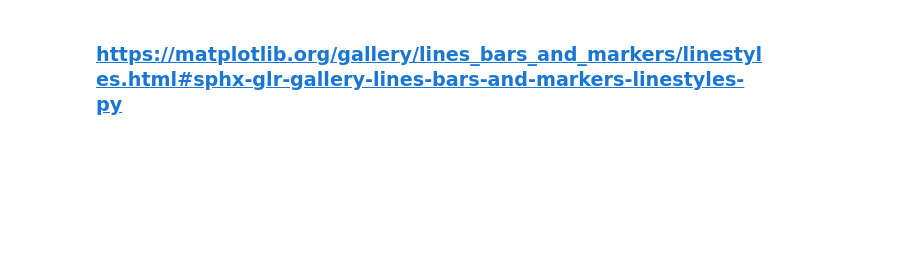
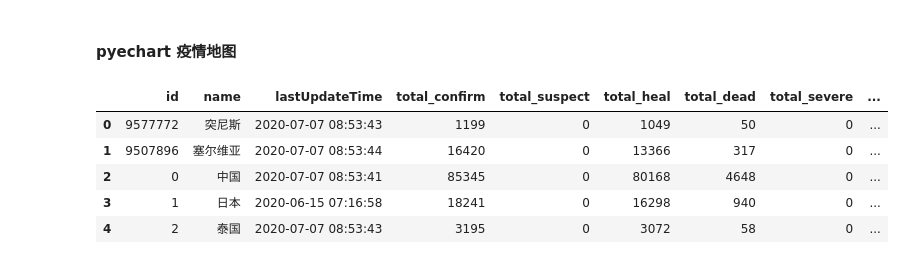
Before and after one commit to a1864754/pythonshengchanshixi1, a Jupyter notebook: jupyter/Untitled.ipynb, the cells around one changed output. Saved outputs shown, nothing was run; the diff lists cells and outputs as text; code cells hidden in the pictures; blank space fills up the shorter version.

```diff
--- a/jupyter/Untitled.ipynb
+++ b/jupyter/Untitled.ipynb
@@ -328,2 +1,2 @@ plt.show()
-# %% [markdown]
-### https://matplotlib.org/gallery/lines_bars_and_markers/linestyles.html#sphx-glr-gallery-lines-bars-and-markers-linestyles-py
+# %% [markdown]
+#### pyechart 疫情地图
@@ -329,0 +5,11 @@ plt.show()
+# %%
+world_data = pd.read_csv('../covid_data/word_data_2020_07_07.csv')
+# %%
+world_data.head(5)
+# %% [output]
+|  | id | name | lastUpdateTime | total_confirm | total_suspect | total_heal | total_dead | total_severe | ... |
+| 0 | 9577772 | 突尼斯 | 2020-07-07 08:53:43 | 1199 | 0 | 1049 | 50 | 0 | ... |
+| 1 | 9507896 | 塞尔维亚 | 2020-07-07 08:53:44 | 16420 | 0 | 13366 | 317 | 0 | ... |
+| 2 | 0 | 中国 | 2020-07-07 08:53:41 | 85345 | 0 | 80168 | 4648 | 0 | ... |
+| 3 | 1 | 日本 | 2020-06-15 07:16:58 | 18241 | 0 | 16298 | 940 | 0 | ... |
+| 4 | 2 | 泰国 | 2020-07-07 08:53:43 | 3195 | 0 | 3072 | 58 | 0 | ... |
```
Also changed, not shown: parts of 66 cells of this notebook, 9 other files.
